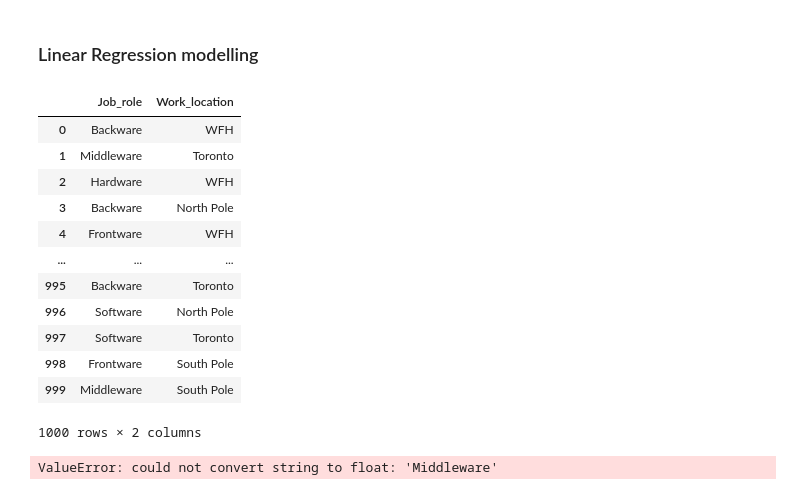
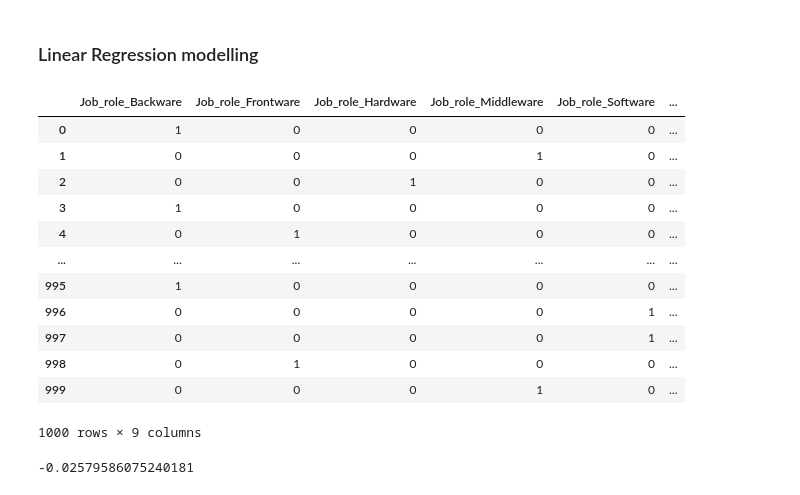
Before and after one commit to Tusk98/capstone, a Jupyter notebook: python/data_visual.ipynb, the cells around one changed output. Drawn from its saved outputs; the diff is of its cells as text; code cells hidden in the pictures.

```diff
--- a/python/data_visual.ipynb
+++ b/python/data_visual.ipynb
@@ -56,26 +56,26 @@ plt.show()
 [figure]
 # %% [markdown]
 ### Linear Regression modelling
-# %%
-#X = df_encoded.drop(columns=['Employee_id', 'Name', 'Phone_number', 'Salary',])
-X = df[['Job_role', 'Work_location']]
-y = df['Salary']
-
-X
-# %% [output]
-|  | Job_role | Work_location |
-| 0 | Backware | WFH |
-| 1 | Middleware | Toronto |
-| 2 | Hardware | WFH |
-| 3 | Backware | North Pole |
-| 4 | Frontware | WFH |
-| ... | ... | ... |
-| 995 | Backware | Toronto |
-| 996 | Software | North Pole |
-| 997 | Software | Toronto |
-| 998 | Frontware | South Pole |
-| 999 | Middleware | South Pole |
-1000 rows × 2 columns
+# %%
+df_dummy = df[['Job_role', 'Work_location']]
+y = df['Salary'].astype(int)
+
+X = pd.get_dummies(df_dummy, dtype=int)
+X
+# %% [output]
+|  | Job_role_Backware | Job_role_Frontware | Job_role_Hardware | Job_role_Middleware | Job_role_Software | ... |
+| 0 | 1 | 0 | 0 | 0 | 0 | ... |
+| 1 | 0 | 0 | 0 | 1 | 0 | ... |
+| 2 | 0 | 0 | 1 | 0 | 0 | ... |
+| 3 | 1 | 0 | 0 | 0 | 0 | ... |
+| 4 | 0 | 1 | 0 | 0 | 0 | ... |
+| ... | ... | ... | ... | ... | ... | ... |
+| 995 | 1 | 0 | 0 | 0 | 0 | ... |
+| 996 | 0 | 0 | 0 | 0 | 1 | ... |
+| 997 | 0 | 0 | 0 | 0 | 1 | ... |
+| 998 | 0 | 1 | 0 | 0 | 0 | ... |
+| 999 | 0 | 0 | 0 | 1 | 0 | ... |
+1000 rows × 9 columns
 # %%
 X_train, X_test, y_train, y_test = train_test_split(X, y, test_size = 0.2)
 
@@ -84,11 +84,11 @@ model.fit(X_train, y_train)
 
 y_pred = model.predict(X_test)
 
-# Evaluate model w/ R-squared and Mean Squared Error
-mse = mean_squared_error(y_test, y_pred)
-r2 = r2_score(y_test, y_pred)
+model.score(X_train, y_train)
+
+model.score(X_test, y_test)
 # %% [output]
-ValueError: could not convert string to float: 'Middleware'
+-0.02579586075240181
 # %%
 # Scatter plot of actual vs predicted values
 plt.figure(figsize=(10, 6))
```
Also changed, not shown: parts of 5 cells of this notebook, 3 other files.
